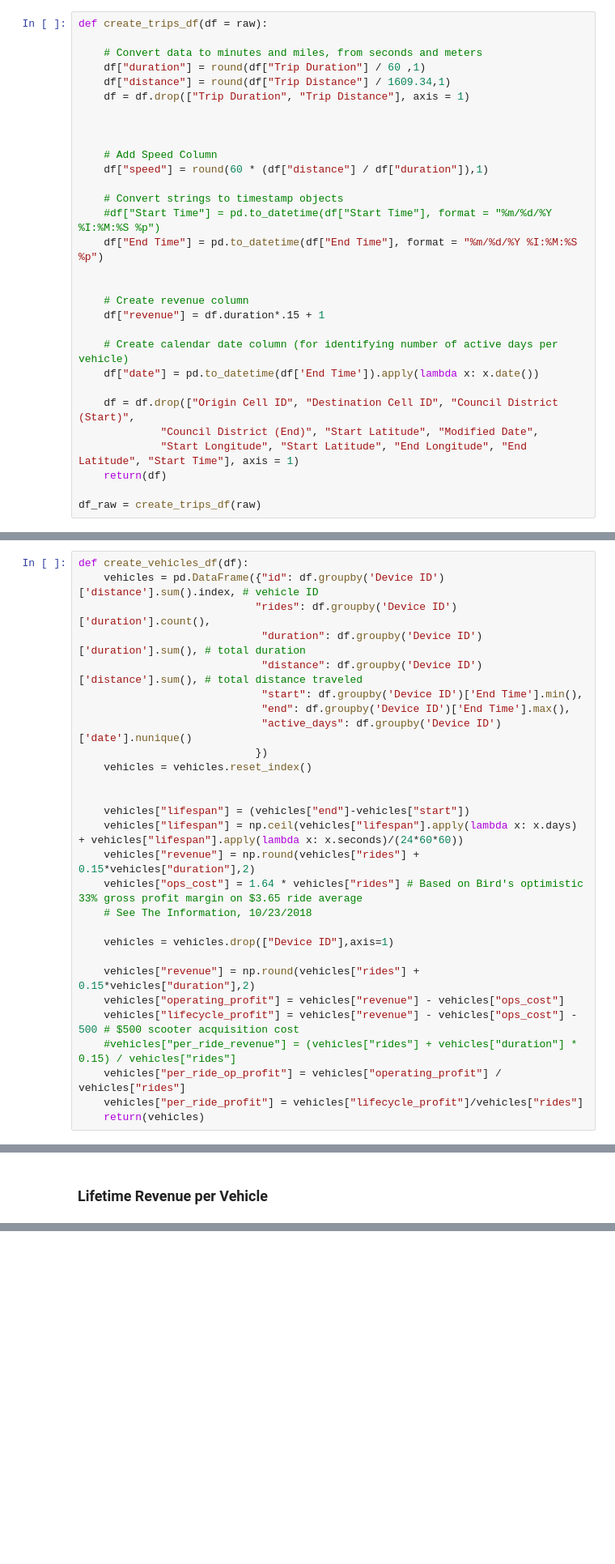
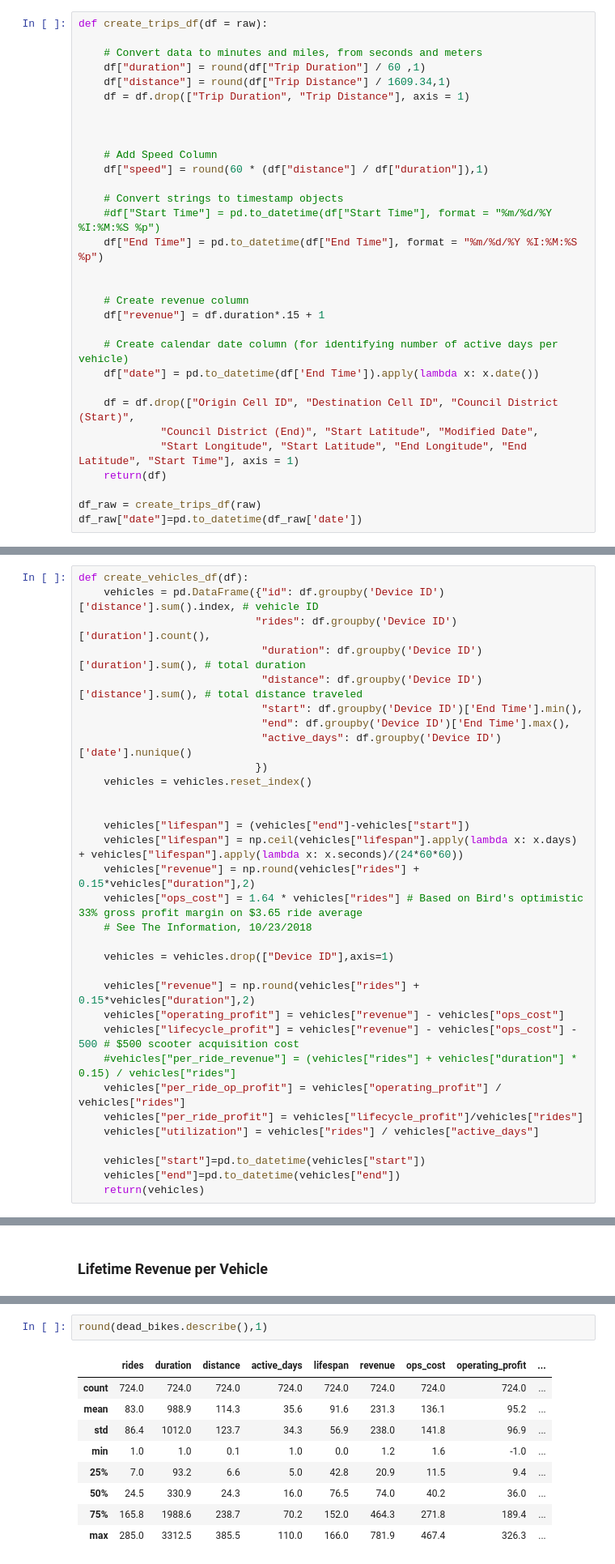
Before and after one commit to cspitmit03/FinalThesis, a Jupyter notebook: Austin Scooter Analysis.ipynb, the cells around one changed output, grey strips where cells are left out. Shown: that part at 81% size. Drawn from its saved outputs; the diff is of its cells as text; blank space fills up the shorter version.

```diff
--- a/Austin Scooter Analysis.ipynb
+++ b/Austin Scooter Analysis.ipynb
@@ -55,6 +55,7 @@ def create_trips_df(df = raw):
     return(df)
 
 df_raw = create_trips_df(raw)
+df_raw["date"]=pd.to_datetime(df_raw['date'])
 # %% [markdown]
 ### Filter Out Dubious Rides
 # %%
@@ -480,6 +715,10 @@ def create_vehicles_df(df):
     #vehicles["per_ride_revenue"] = (vehicles["rides"] + vehicles["duration"] * 0.15) / vehicles["rides"]
     vehicles["per_ride_op_profit"] = vehicles["operating_profit"] / vehicles["rides"]
     vehicles["per_ride_profit"] = vehicles["lifecycle_profit"]/vehicles["rides"]
+    vehicles["utilization"] = vehicles["rides"] / vehicles["active_days"]
+
+    vehicles["start"]=pd.to_datetime(vehicles["start"])
+    vehicles["end"]=pd.to_datetime(vehicles["end"])
     return(vehicles)
 # %%
 ### All Vehicles, Unfiltered
@@ -874,0 +1408,12 @@ AttributeError: 'tuple' object has no attribute 'iloc'
+# %%
+round(dead_bikes.describe(),1)
+# %% [output]
+|  | rides | duration | distance | active_days | lifespan | revenue | ops_cost | operating_profit | ... |
+| count | 724.0 | 724.0 | 724.0 | 724.0 | 724.0 | 724.0 | 724.0 | 724.0 | ... |
+| mean | 83.0 | 988.9 | 114.3 | 35.6 | 91.6 | 231.3 | 136.1 | 95.2 | ... |
+| std | 86.4 | 1012.0 | 123.7 | 34.3 | 56.9 | 238.0 | 141.8 | 96.9 | ... |
+| min | 1.0 | 1.0 | 0.1 | 1.0 | 0.0 | 1.2 | 1.6 | -1.0 | ... |
+| 25% | 7.0 | 93.2 | 6.6 | 5.0 | 42.8 | 20.9 | 11.5 | 9.4 | ... |
+| 50% | 24.5 | 330.9 | 24.3 | 16.0 | 76.5 | 74.0 | 40.2 | 36.0 | ... |
+| 75% | 165.8 | 1988.6 | 238.7 | 70.2 | 152.0 | 464.3 | 271.8 | 189.4 | ... |
+| max | 285.0 | 3312.5 | 385.5 | 110.0 | 166.0 | 781.9 | 467.4 | 326.3 | ... |
```
Also changed, not shown: parts of 64 cells of this notebook.
